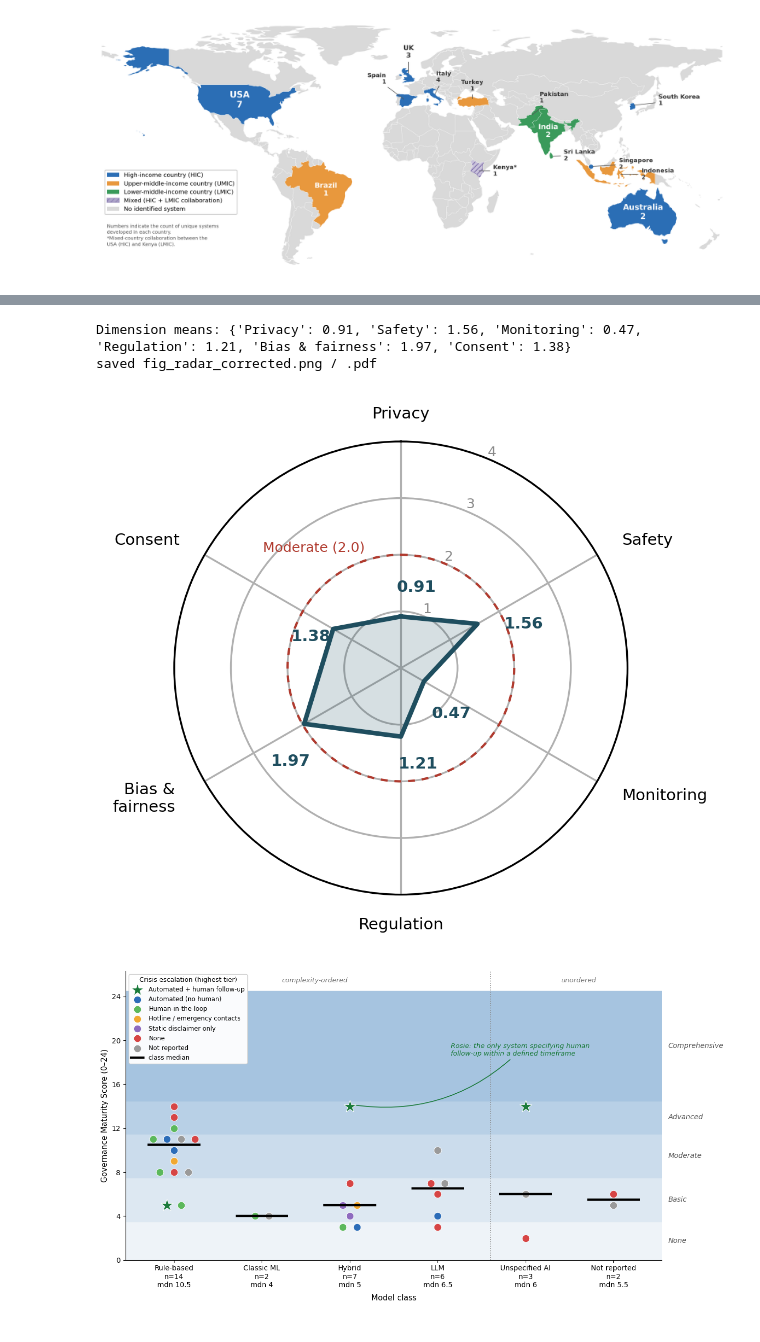
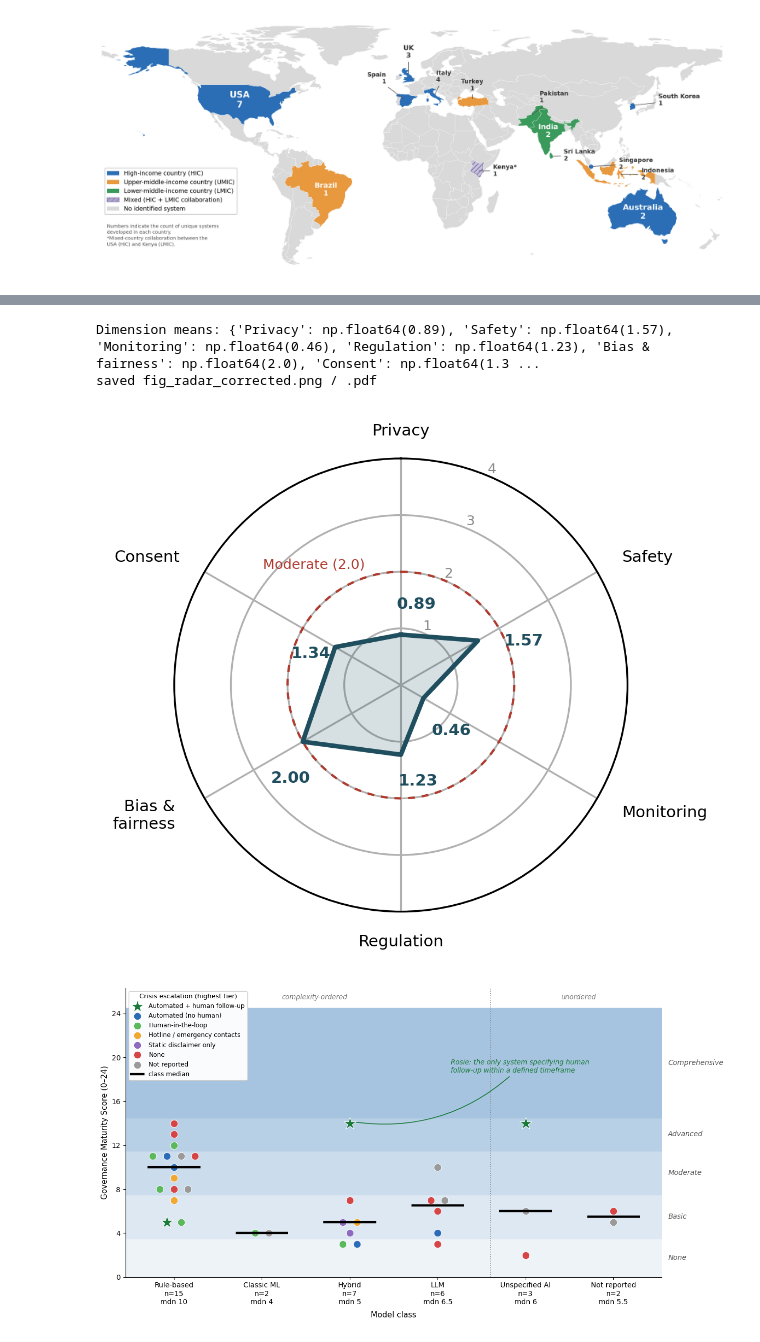
Before and after one commit to DesmondObe/perinatal-CA-governance-review, a Jupyter notebook: figures/figures.ipynb, the cells around one changed output, grey strips where cells are left out. Cells and saved outputs as stored; diff of their text form; code cells hidden in the pictures.

```diff
--- a/figures/figures.ipynb
+++ b/figures/figures.ipynb
@@ -214,6 +218,7 @@ studies = {
     30: ("Rule-based", "c"),
     31: ("Unspecified AI", "c"),
     34: ("Rule-based", "c"),
+    35: ("Rule-based", "c")
 }
 
 # ---- CONFIGURATION ----
@@ -236,7 +241,7 @@ for sid, (cls, period) in studies.items():
 
 # Verify totals
 totals = {c: sum(counts[c]) for c in classes}
-assert sum(totals.values()) == 34, f"Total studies = {sum(totals.values())}, expected 34"
+assert sum(totals.values()) == 35, f"Total studies = {sum(totals.values())}, expected 35"
 
 # ---- FIGURE ----
 fig, ax = plt.subplots(figsize=(4.72, 3.5), dpi=300)
@@ -273,7 +278,7 @@ ax.set_yticks(range(0, 30, 5))
 
 # Title
 #ax.set_title(
-#    "Publications over time by model class (N = 34 studies)",
+#    "Publications over time by model class (N = 35 studies)",
 #    fontsize=6, fontweight="bold", pad=12,
 #)
 
@@ -315,14 +320,14 @@ dims = {
     21: (1,1,0,0,3,0),  22: (2,2,1,3,2,4),  23: (0,0,1,2,3,2),  24: (2,0,1,0,3,0),
     25: (0,0,0,3,1,2),  26: (2,1,1,3,2,4),  27: (1,2,0,1,3,2),  28: (2,0,1,1,3,1),
     29: (2,3,2,2,2,3),  30: (1,3,0,4,2,0),  31: (2,0,1,0,2,1),  32: (3,2,0,0,0,0),
-    33: (1,2,0,0,0,2),  34: (0,2,0,0,3,0),
+    33: (1,2,0,0,0,2),  34: (0,2,0,0,3,0),  35: (0,2,0,2,3,0),
 }
 # tuple order: (privacy, safety, monitoring, regulation, bias, consent)
 
 labels = ["Privacy", "Safety", "Monitoring", "Regulation", "Bias &\nfairness", "Consent"]
 means = [round(np.mean([dims[s][d] for s in dims]), 2) for d in range(6)]
 print("Dimension means:", dict(zip([l.replace('\n',' ') for l in labels], means)))
-assert sum(sum(v) for v in dims.values()) == 255, "grid total mismatch"
+assert sum(sum(v) for v in dims.values()) == 262, "grid total mismatch"
 
 N = len(labels)
 angles = np.linspace(0, 2 * np.pi, N, endpoint=False).tolist()
@@ -386,9 +391,8 @@ for a, v, (sh, r) in zip(angles, means, place):
 plt.tight_layout()
 plt.savefig("fig_radar_corrected.png", bbox_inches="tight", dpi=300)
 plt.savefig("fig_radar_corrected.pdf", bbox_inches="tight")
-print("saved fig_radar_corrected.png / .pdf")
 # %% [output]
-Dimension means: {'Privacy': 0.91, 'Safety': 1.56, 'Monitoring': 0.47, 'Regulation': 1.21, 'Bias & fairness': 1.97, 'Consent': 1.38}
+Dimension means: {'Privacy': np.float64(0.89), 'Safety': np.float64(1.57), 'Monitoring': np.float64(0.46), 'Regulation': np.float64(1.23), 'Bias & fairness': np.float64(2.0), 'Consent': np.float64(1.3 ...
 saved fig_radar_corrected.png / .pdf
 [figure]
 # %%
@@ -402,7 +406,7 @@ from collections import Counter
 data = {
  "Rule-based":[(1,11,"HIL"),(5,11,"AUTO"),(8,8,"HIL"),(14,11,"NR"),(16,11,"NONE"),
                (17,12,"HIL"),(22,14,"NONE"),(23,8,"NONE"),(26,13,"NONE"),(27,9,"HOT"),
-               (28,8,"NR"),(30,10,"AUTO"),(32,5,"AH"),(34,5,"HIL")],
+               (28,8,"NR"),(30,10,"AUTO"),(32,5,"AH"),(34,5,"HIL"), (35,7,"HOT")],
  "Classic ML":[(9,4,"HIL"),(10,4,"NR")],
  "Hybrid":[(4,4,"DISC"),(13,3,"HIL"),(15,3,"AUTO"),(18,5,"DISC"),(19,7,"NONE"),
            (29,14,"AH"),(33,5,"HOT")],
@@ -443,31 +447,31 @@ for xi,cl in enumerate(classes):
         seen.add(st["label"])
         ax.scatter(x,y,c=st["c"],marker=st["marker"],s=st["s"],label=lab,
                    zorder=st["z"],edgecolors="white",linewidths=0.7)
     ax.hlines(np.median(ys),xi-0.3,xi+0.3,color="black",lw=3.2,zorder=7)
 ax.axvline(3.6,color="#888",ls=":",lw=1.2)
 ax.text(1.6,25.3,"complexity-ordered",fontsize=9.5,color="#777",style="italic",ha="center")
 ax.text(4.6,25.3,"unordered",fontsize=9.5,color="#777",style="italic",ha="center")
 meds={cl:np.median([p[1] for p in data[cl]]) for cl in classes}
 ax.set_xticks(range(len(classes)))
 ax.set_xticklabels([f"{cl}\nn={len(data[cl])}\nmdn {meds[cl]:g}" for cl in classes],fontsize=10)
 ax.set_ylim(0,26.3); ax.set_yticks(range(0,25,4)); ax.set_xlim(-0.55,5.55)
 ax.set_ylabel("Governance Maturity Score (0\u201324)",fontsize=11)
 ax.set_xlabel("Model class",fontsize=11,labelpad=8)
 ax.annotate("Rosie: the only system specifying human\nfollow-up within a defined timeframe",
             xy=(2.02,14.15),xytext=(3.15,18.6),fontsize=9.5,color="#1a7a3a",style="italic",
             arrowprops=dict(arrowstyle="-",color="#1a7a3a",lw=1.2,
                             connectionstyle="arc3,rad=-0.25"))
 
 order=["Automated + human follow-up","Automated (no human)","Human-in-the-loop",
        "Hotline / emergency contacts","Static disclaimer only","None","Not reported"]
 handles,labs=ax.get_legend_handles_labels(); hl=dict(zip(labs,handles))
 med_h=mlines.Line2D([],[],color="black",lw=3.2,label="class median")
 ax.legend([hl[o] for o in order]+[med_h],order+["class median"],loc="upper left",
           fontsize=8.8,title="Crisis escalation (highest tier)",title_fontsize=9.2,framealpha=0.95)
 
 for sp in ["top","right"]: ax.spines[sp].set_visible(False)
 plt.tight_layout()
 plt.savefig("Fig5_safety_autonomy.png",dpi=300,bbox_inches="tight")
 plt.show()
 # %% [output]
-[figure, old version]
+[figure, new version]
```
Also changed, not shown: parts of 7 cells of this notebook, 10 other files.
